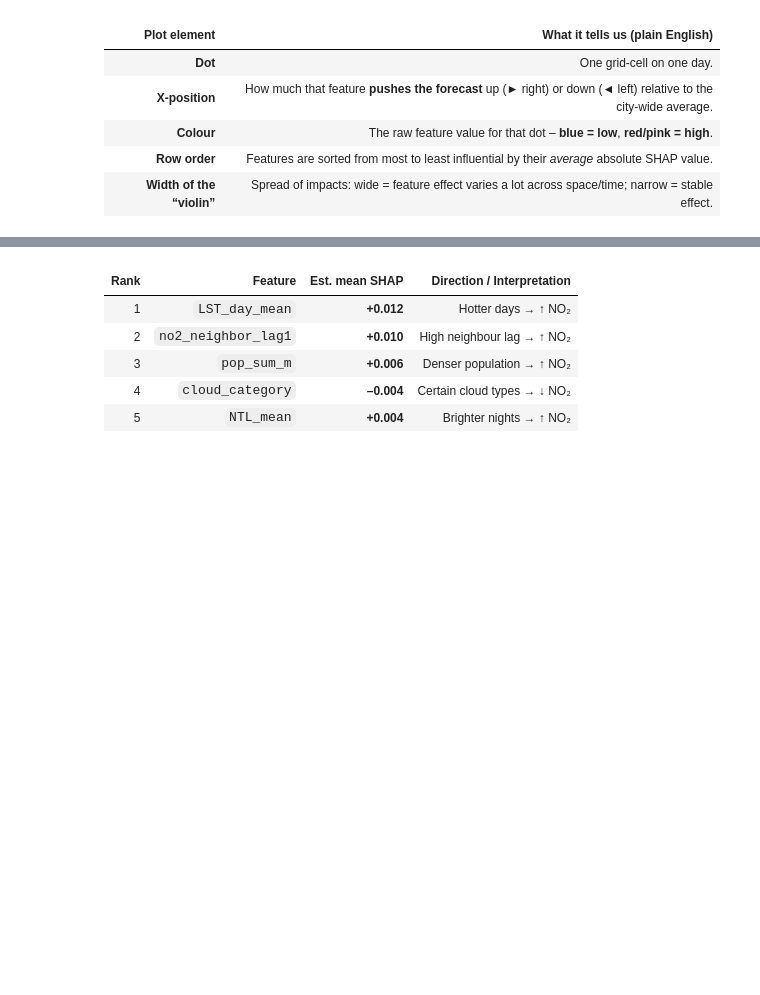
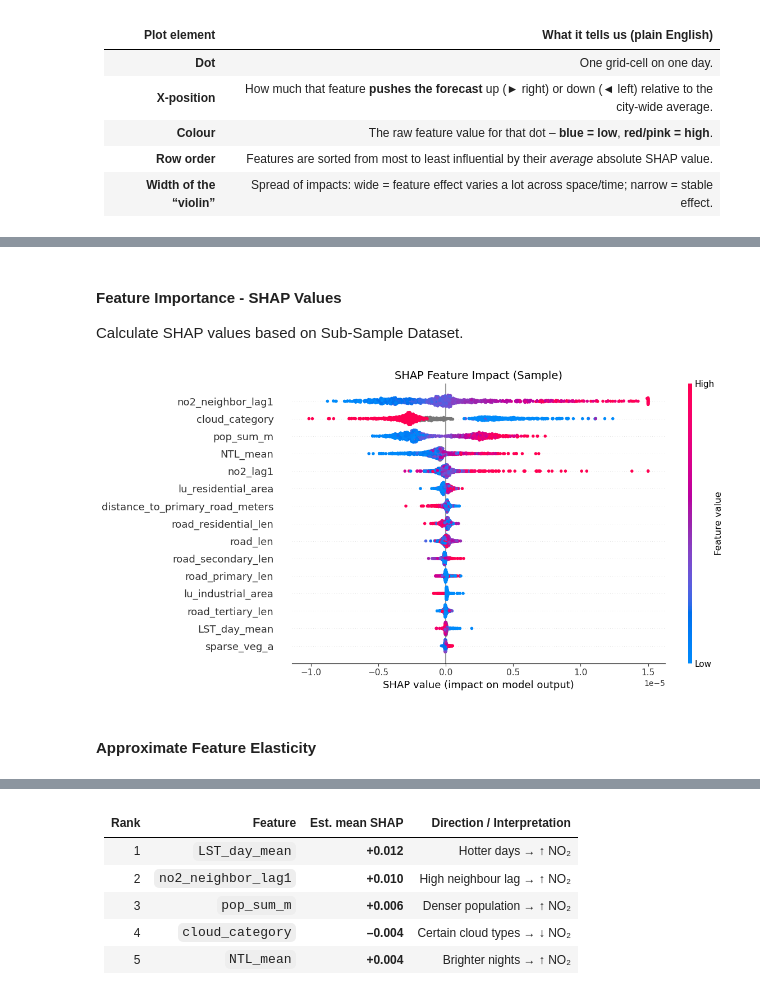
Before and after one commit to yixuan228/air-pollution-mobility-research-project, a Jupyter notebook: notebooks/4_air_pollution_model.ipynb, the cells around one changed output, grey strips where cells are left out. Cells and saved outputs as stored; diff of their text form; code cells hidden in the pictures; blank space fills up the shorter version.

Commit message:
update notebook4, NO2 model fine-tune

```diff
--- a/notebooks/4_air_pollution_model.ipynb
+++ b/notebooks/4_air_pollution_model.ipynb
@@ -362,0 +243,19 @@ shap.summary_plot(shap_values, X_test_sample, max_display=15)
+# %%
+# Split training and testing sets (preserving time order, no shuffling)
+X_train, X_test, y_train, y_test = train_test_split(X, y, test_size=0.2, shuffle=False)
+
+y_train = y_train.ravel()  # ravel to 1D
+y_test = y_test.ravel()
+
+# Normalize
+scaler_X = MinMaxScaler()
+scaler_y = MinMaxScaler()
+
+# scaler_X = StandardScaler()
+# scaler_y = StandardScaler()
+
+X_train_scaled = scaler_X.fit_transform(X_train)
+X_test_scaled = scaler_X.transform(X_test)
+
+y_train_scaled = scaler_y.fit_transform(y_train.reshape(-1,1)).ravel()  # ravel to 1D
+y_test_scaled = scaler_y.transform(y_test.reshape(-1,1)).ravel()
@@ -362,0 +397,31 @@ shap.summary_plot(shap_values, X_test_sample, max_display=15)
+# %% [markdown]
+#### Feature Importance - SHAP Values
+
+Calculate SHAP values based on Sub-Sample Dataset.
+# %%
+
+import pandas as pd
+import numpy as np
+import matplotlib.pyplot as plt
+from sklearn.pipeline import Pipeline
+
+# Construct DataFrames for training and testing sets
+X_df        = pd.DataFrame(X_train, columns=features)
+X_test_df   = pd.DataFrame(X_test, columns=X_df.columns)
+
+X_bg            = X_df.sample(n=min(1000, len(X_df)), random_state=42)
+X_test_sample   = X_test_df.sample(n=min(1000, len(X_test_df)), random_state=42)
+
+# Visualize SHAP values on sampled data
+explainer, shap_exp = explain_shap_rf(
+    best_rf_model,
+    X_bg,
+    X_test_sample,
+    max_display=15,
+    clip_range=(-2e-5, 1.5e-5),
+    plot_title="SHAP Feature Impact (Sample)"
+)
+# %% [output]
+[figure, added]
+# %% [markdown]
+#### Approximate Feature Elasticity
```
Also changed, not shown: parts of 132 cells of this notebook, 1 other file.
